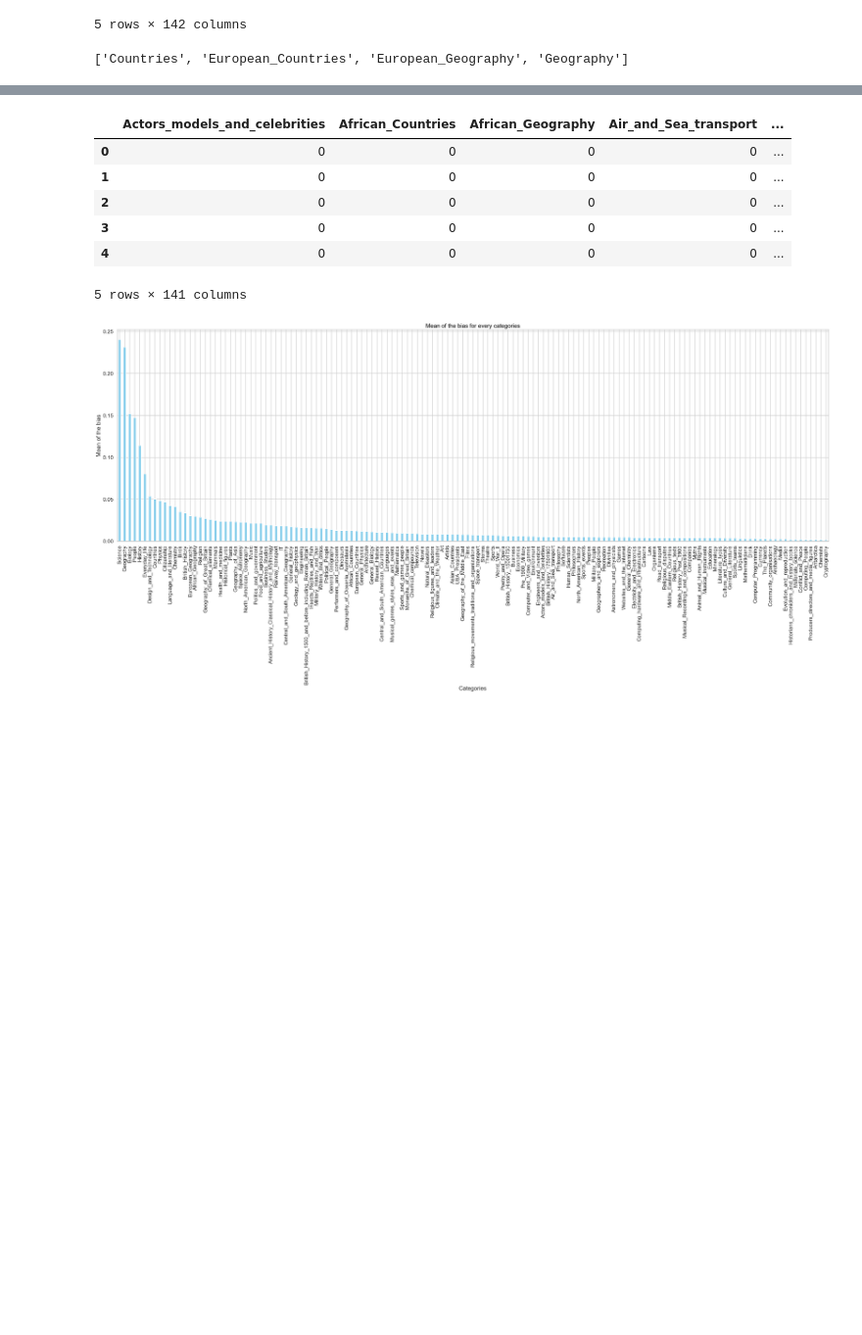
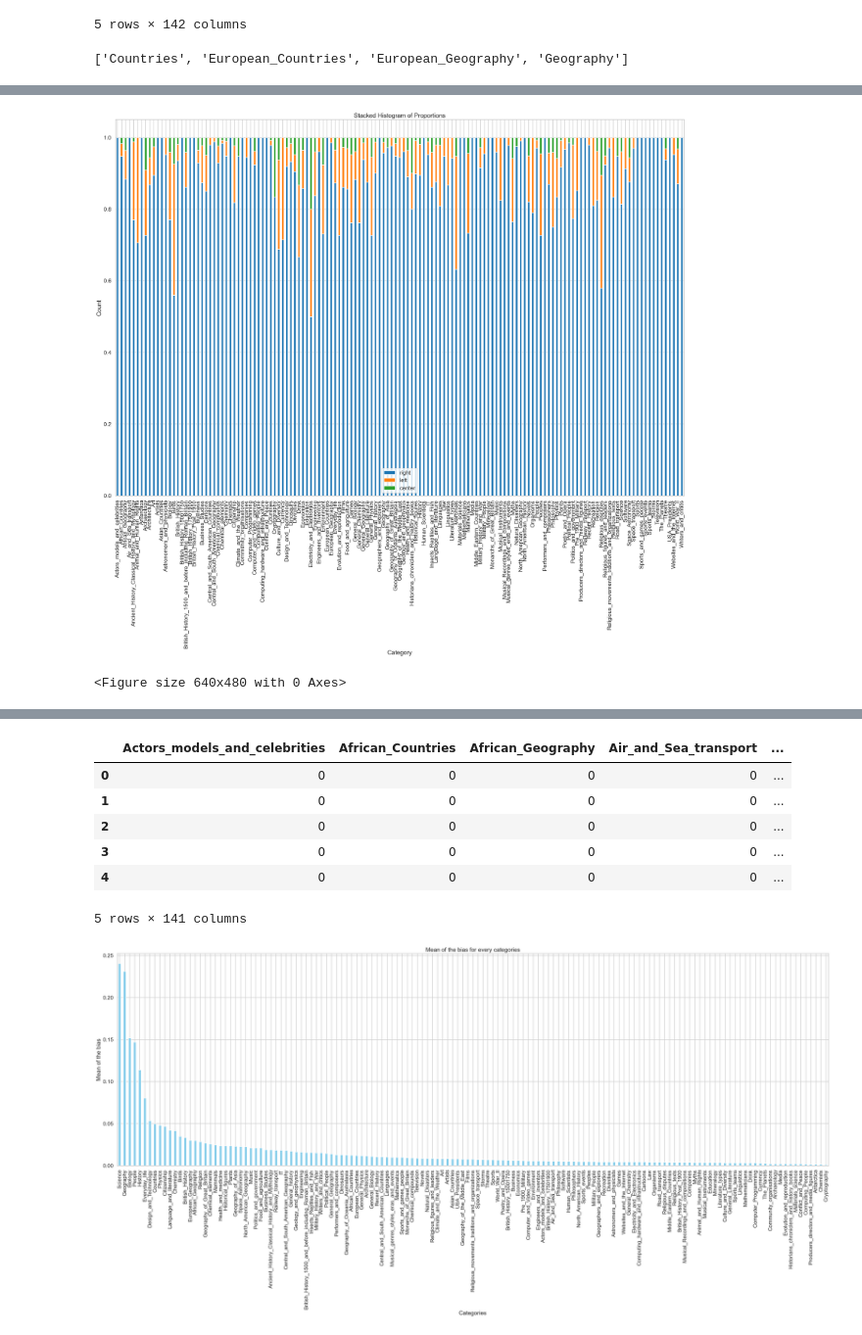
Before and after one commit to epfl-ada/ada-2023-project-miaoumiaou, a Jupyter notebook: Visualisation_wiki.ipynb, the cells around one changed output, grey strips where cells are left out. Shown at 98% size. Cells and saved outputs as stored; diff of their text form; code cells hidden in the pictures; blank space fills up the shorter version.

```diff
--- a/Visualisation_wiki.ipynb
+++ b/Visualisation_wiki.ipynb
@@ -395,3 +385,47 @@ all_articles_with_bias_and_categories.head()
+# %%
+all_articles_with_bias_and_categories.head()
+
+df = all_articles_with_bias_and_categories.copy()
+
+#test = all_articles_with_bias_and_categories.groupby([['bias',  '']])
+
+
+df.columns
+df.head()
+right_df = df[df['Bias'] == 'right'].drop(columns=['article', 'Bias'])
+right_df = right_df.sum()
+right_df.name = 'right'
+left_df = df[df['Bias'] == 'left'].drop(columns=['article', 'Bias'])
+left_df = left_df.sum()
+left_df.name ='left'
+
+center_df = df[df['Bias'] == 'center'].drop(columns=['article', 'Bias'])
+center_df = center_df.sum()
+center_df.name = 'center'
+
+
+right_df
+plot_df = pd.merge(right_df, left_df, left_index=True, right_index=True, how='inner')
+plot_df = pd.merge(plot_df, center_df, left_index=True, right_index=True, how='inner')
+plot_df.head()
+
+total_counts = plot_df.sum(axis=1)
+proportions_df = plot_df.divide(total_counts, axis=0)
+
+# Display the DataFrame with proportions
+ax = proportions_df.plot(kind='bar', stacked=True, figsize=(30, 20))
+
+# Adding labels and title
+plt.xlabel('Category')
+plt.ylabel('Count')
+plt.title('Stacked Histogram of Proportions')
+
+# Display the plot
+plt.show()
+plt.tight_layout()
+# %% [output]
+[figure, added]
+<Figure size 640x480 with 0 Axes>
 # %%
 bias_counts = bias['Bias'].value_counts()
 
```
Also changed, not shown: parts of 9 cells of this notebook.
